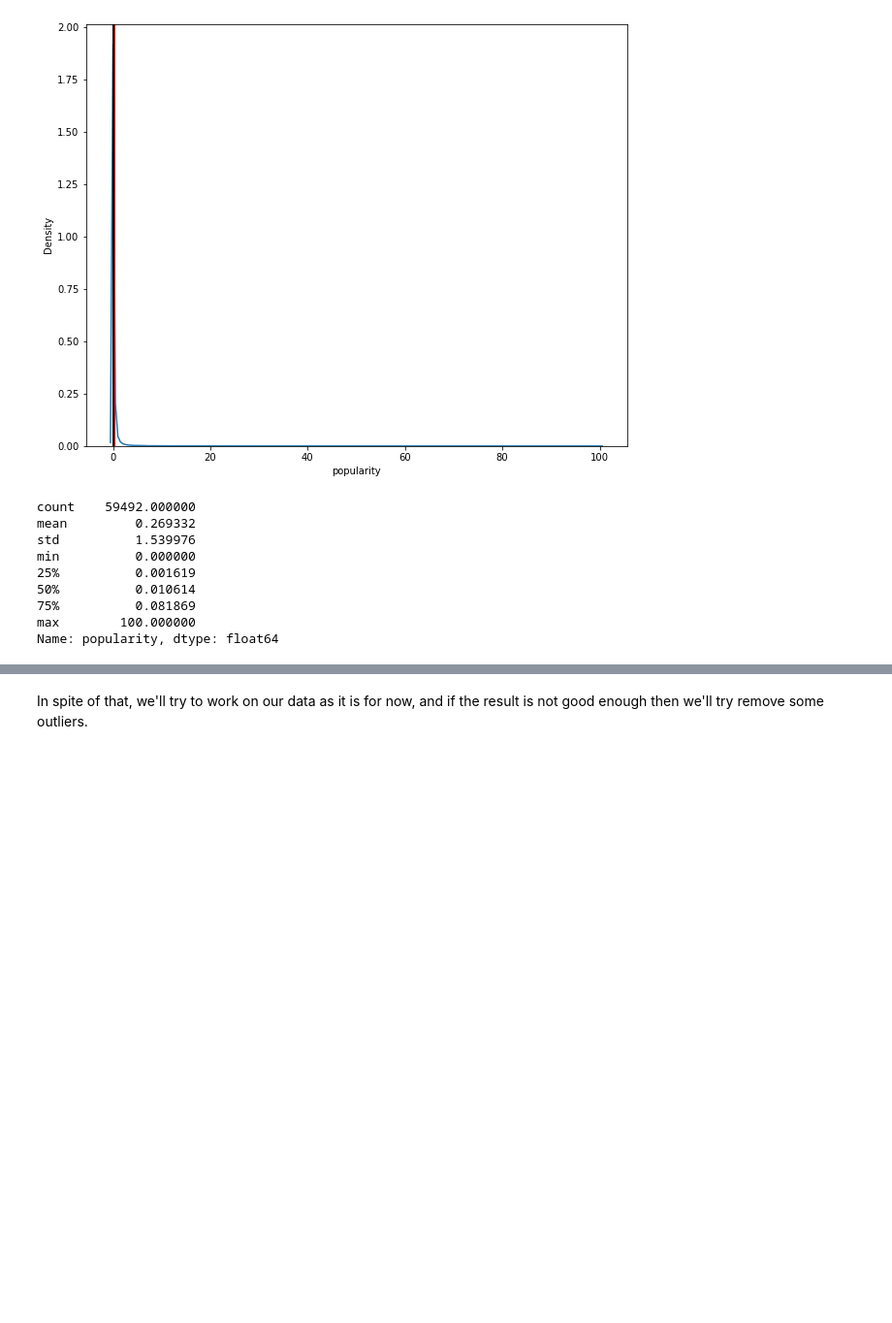
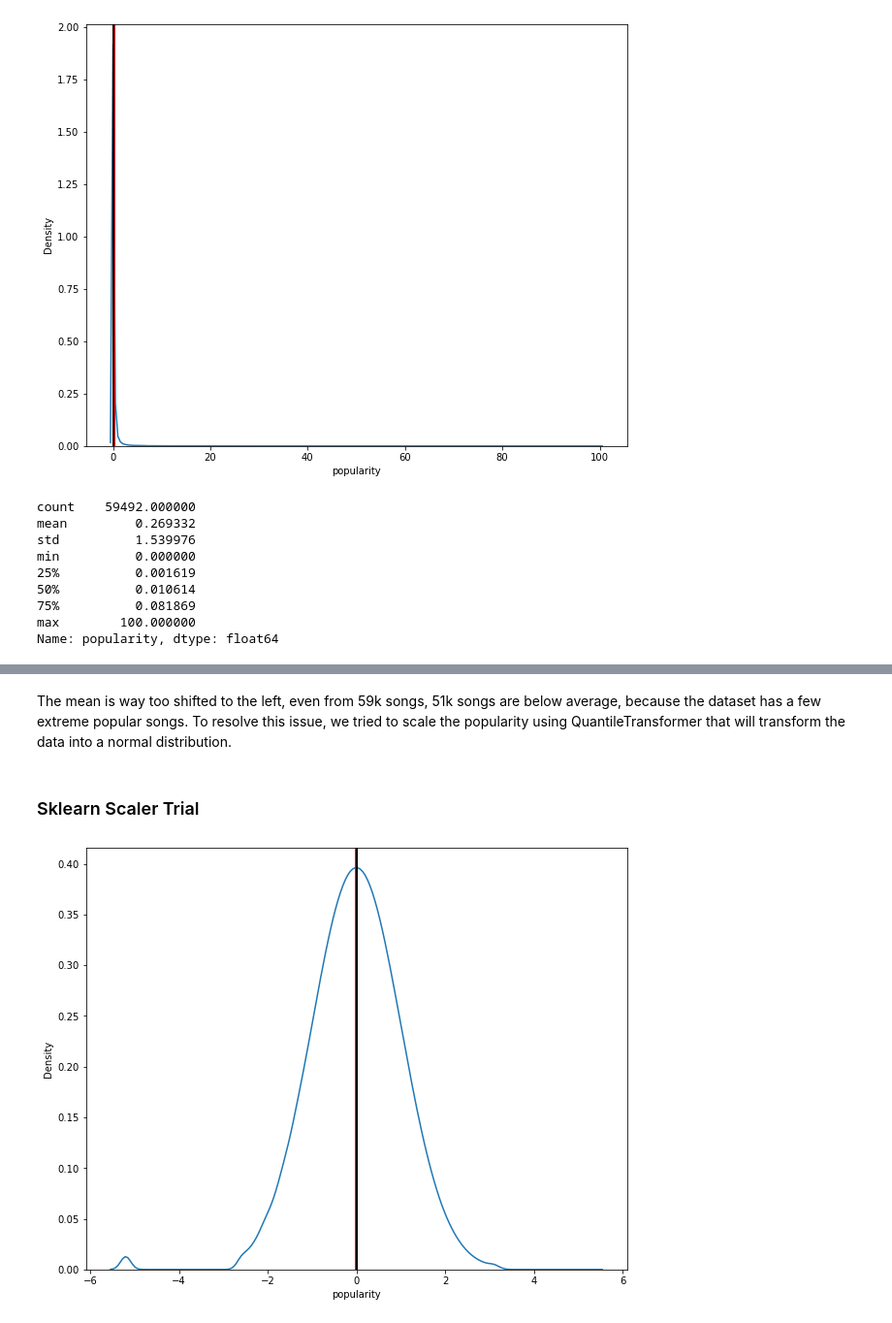
Before and after one commit to MaxiTrien/spotify-data-science-project, a Jupyter notebook: spotify-songs-pred-popularity.ipynb, the cells around one changed output, grey strips where cells are left out. Shown: that part at 97% size. Drawn from its saved outputs; the diff is of its cells as text; code cells hidden in the pictures; blank space fills up the shorter version.

Commit message:
Update data processing

```diff
--- a/spotify-songs-pred-popularity.ipynb
+++ b/spotify-songs-pred-popularity.ipynb
@@ -148,4 +135,18 @@ The mean is way too shifted to the left, even from 59k songs, 51k songs are belo
-# %% [markdown]
-In spite of that, we'll try to work on our data as it is for now, and if the result is not good enough then we'll try remove some outliers.
+# %% [markdown]
+The mean is way too shifted to the left, even from 59k songs, 51k songs are below average, because the dataset has a few extreme popular songs. To resolve this issue, we tried to scale the popularity using QuantileTransformer that will transform the data into a normal distribution.
 # %%
 #df.drop(df[df['popularity'] > 0.005].index, inplace = True)
+# %% [markdown]
+### Sklearn Scaler Trial
+# %%
+X = df['popularity'].values.reshape(-1,1)
+df['popularity'] = QuantileTransformer(output_distribution="normal").fit_transform(X)
+# %%
+plt.figure(figsize=(10, 8))
+sns.kdeplot(df['popularity'])
+
+plt.axvline(df['popularity'].mean(), linewidth = 2, color = 'r')
+plt.axvline(df['popularity'].median(), linewidth = 2, color = 'k')
+plt.show()
+# %% [output]
+[figure, added]
```
Also changed, not shown: parts of 34 cells of this notebook.
